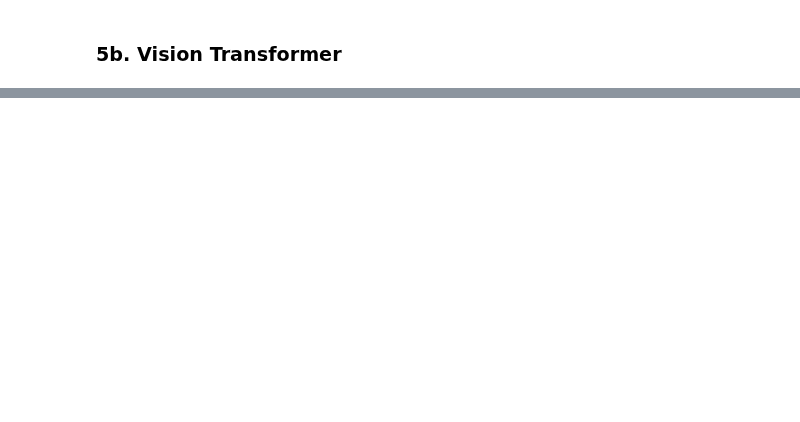
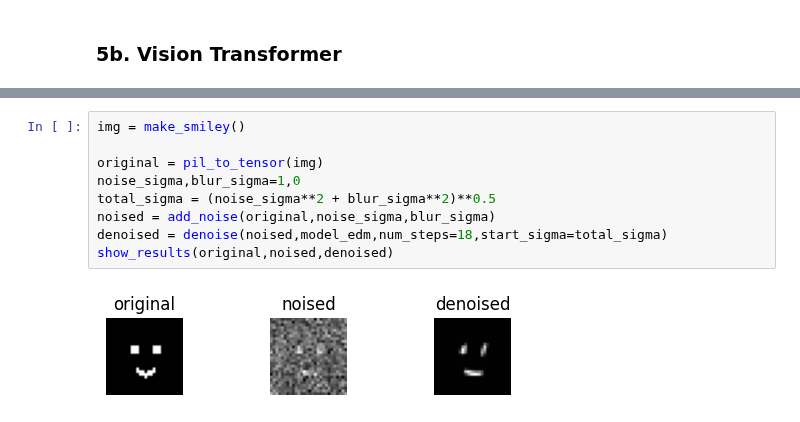
Before and after one commit to ramayer/elucidated-diffusion, a Jupyter notebook: notebooks/unet_vs_transformer_demo.ipynb, the cells around one changed output, grey strips where cells are left out. Saved outputs shown, nothing was run; the diff lists cells and outputs as text; blank space fills up the shorter version.

```diff
--- a/notebooks/unet_vs_transformer_demo.ipynb
+++ b/notebooks/unet_vs_transformer_demo.ipynb
@@ -497,0 +634,11 @@ DiffusionTransformer at 11.3 seconds, loss 0.39, epoch 0, batch 200
+# %%
+img = make_smiley()
+
+original = pil_to_tensor(img)
+noise_sigma,blur_sigma=1,0
+total_sigma = (noise_sigma**2 + blur_sigma**2)**0.5
+noised = add_noise(original,noise_sigma,blur_sigma)
+denoised = denoise(noised,model_edm,num_steps=18,start_sigma=total_sigma)
+show_results(original,noised,denoised)
+# %% [output]
+[figure, added]
```
Also changed, not shown: parts of 12 cells of this notebook, 3 other files.
